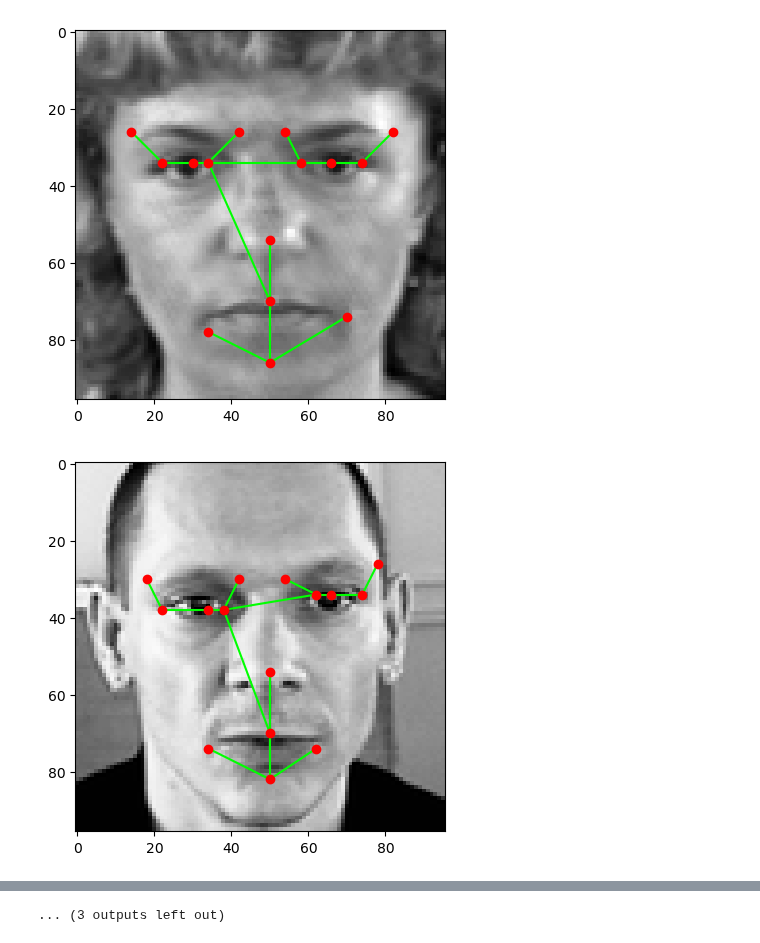
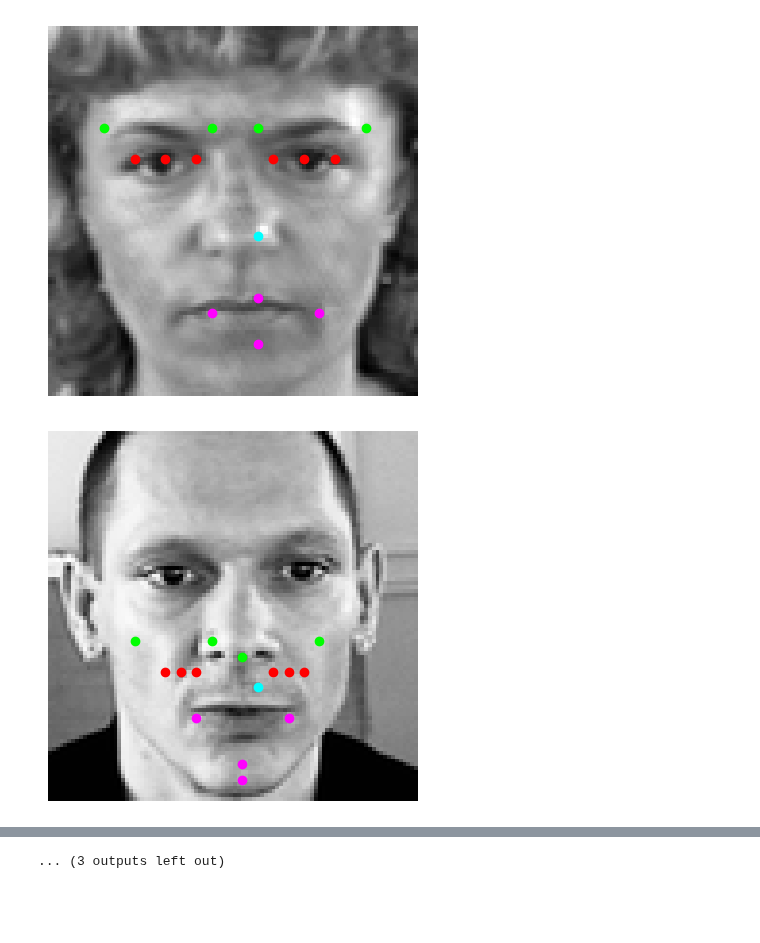
Before and after one commit to sushrutborkar/project-274b, a Jupyter notebook: run.ipynb, the cells around one changed output, grey strips where cells are left out. Saved outputs shown, nothing was run; the diff lists cells and outputs as text; code cells hidden in the pictures; blank space fills up the shorter version.

```diff
--- a/run.ipynb
+++ b/run.ipynb
@@ -9,6 +8,6 @@ numPoints = 15
 # %%
 # load data
-keypoints, images = processFacesData()
+keypoints, images = processFacesData(numImages)
 trainImages = images[:numTrain]
 testImages = images[numTrain:]
 trainKeypoints = keypoints[:numTrain]
@@ -31,5 +30,5 @@ t.train(trainImages, trainKeypoints)
 for i in range(15):
     im = trainImages[i]
     locations = t.predict(im)
-    visualizeFaceGraph(locations, im, edges)
+    visualizeFace(locations, im)
 # %% [output]
@@ -37,2 +36,2 @@ for i in range(15):
-[figure, old version]
+[figure, new version]
-[figure, old version]
+[figure, new version]
```
Also changed, not shown: parts of 4 cells of this notebook, 3 other files.
